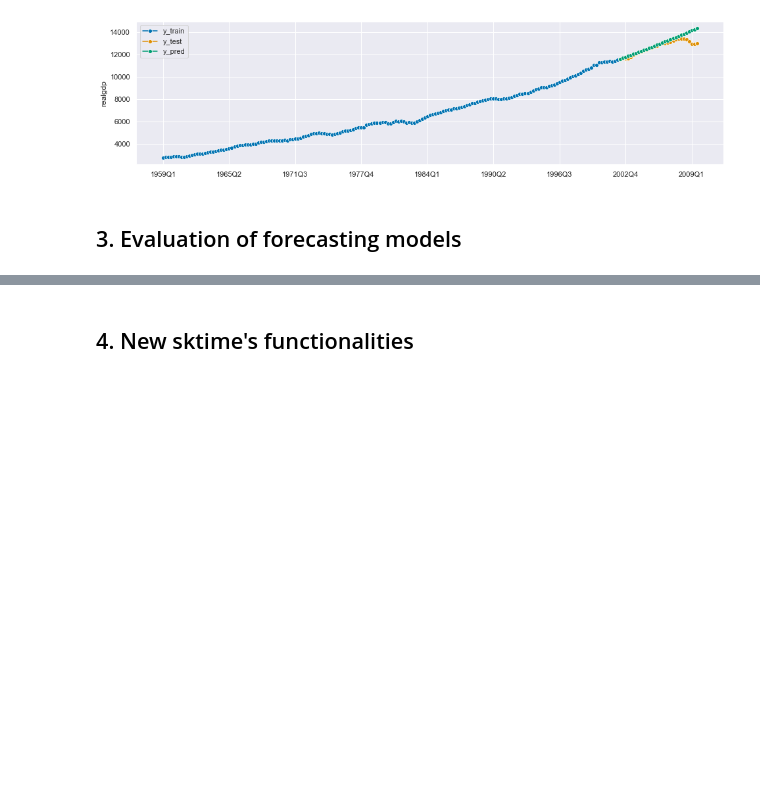
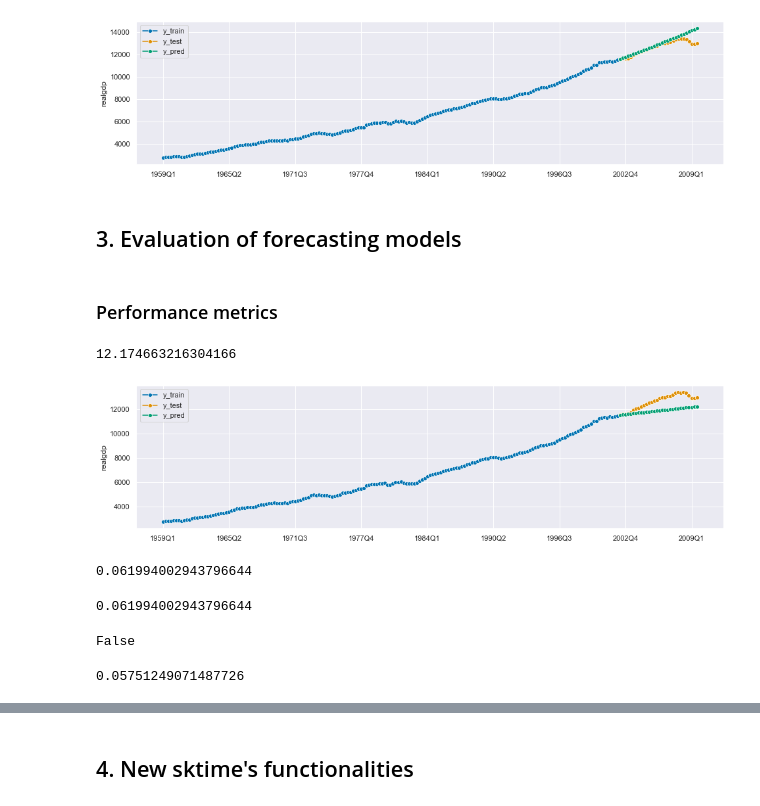
Before and after one commit to joanlenczuk/sktime_article, a Jupyter notebook: Sktime overview.ipynb, the cells around one changed output, grey strips where cells are left out. Drawn from its saved outputs; the diff is of its cells as text; code cells hidden in the pictures; blank space fills up the shorter version.

```diff
--- a/Sktime overview.ipynb
+++ b/Sktime overview.ipynb
@@ -184,3 +187,31 @@ MASE: 4.712
 [figure]
 # %% [markdown]
 ## 3. Evaluation of forecasting models
+# %% [markdown]
+### Performance metrics
+# %%
+y = df['realgdp']
+y_train, y_test = temporal_train_test_split(y, test_size=30)
+fh_abs = ForecastingHorizon(y_test.index, is_relative=False)
+
+forecaster = ThetaForecaster()
+forecaster.fit(y_train)
+y_pred = forecaster.predict(fh=fh_abs)
+plot_series(y_train, y_test, y_pred, labels=["y_train", "y_test", "y_pred"])
+mean_absolute_scaled_error(y_true=y_test, y_pred=y_pred, y_train=y_train)
+# %% [output]
+12.174663216304166
+[figure, added]
+# %%
+median_absolute_percentage_error(y_test, y_pred)
+# %% [output]
+0.061994002943796644
+# %%
+mdape = MedianAbsolutePercentageError()
+mdape(y_true=y_test, y_pred=y_pred)
+# %% [output]
+0.061994002943796644
+# %%
+mdape.greater_is_better
+# %% [output]
+False
@@ -186,0 +227,5 @@ MASE: 4.712
+# %%
+mape_changed = make_forecasting_scorer(func=custom_mape, multioutput = 'uniform_average')
+mape_changed(y_test, y_pred)
+# %% [output]
+0.05751249071487726
```
Also changed, not shown: parts of 21 cells of this notebook.
